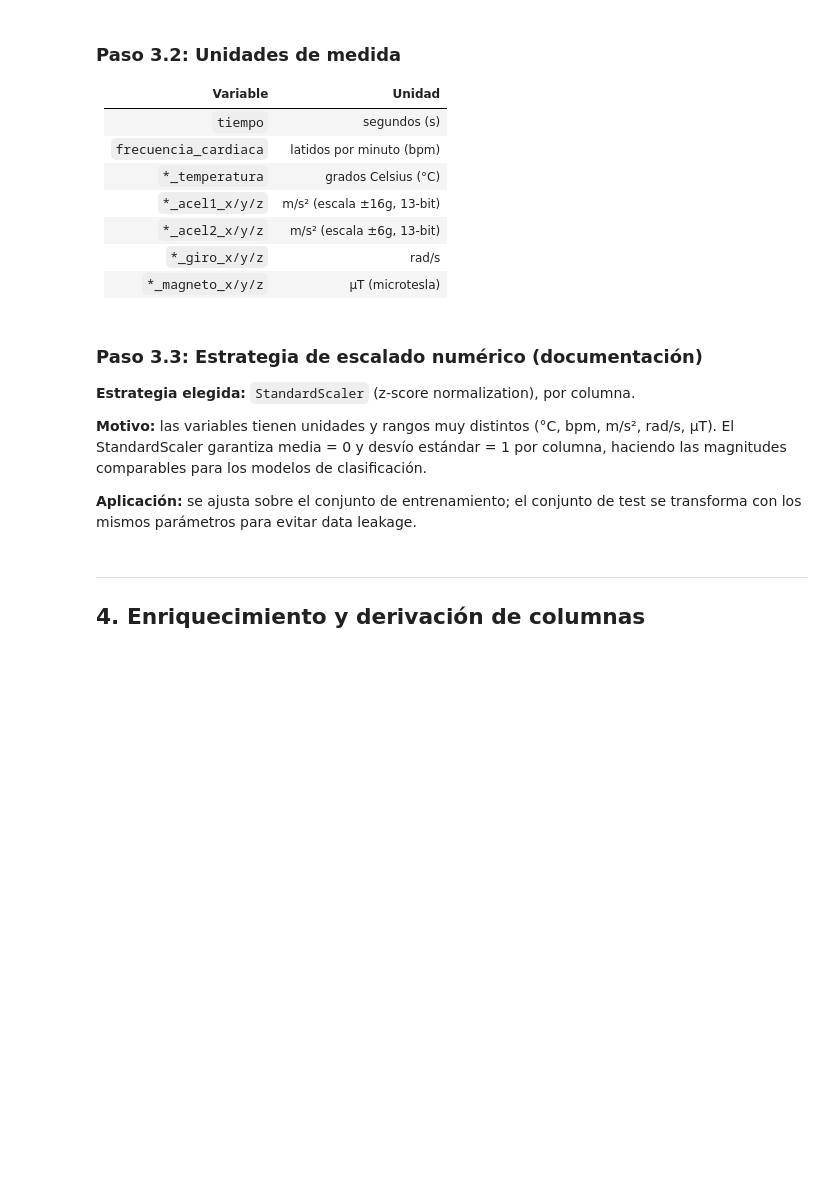
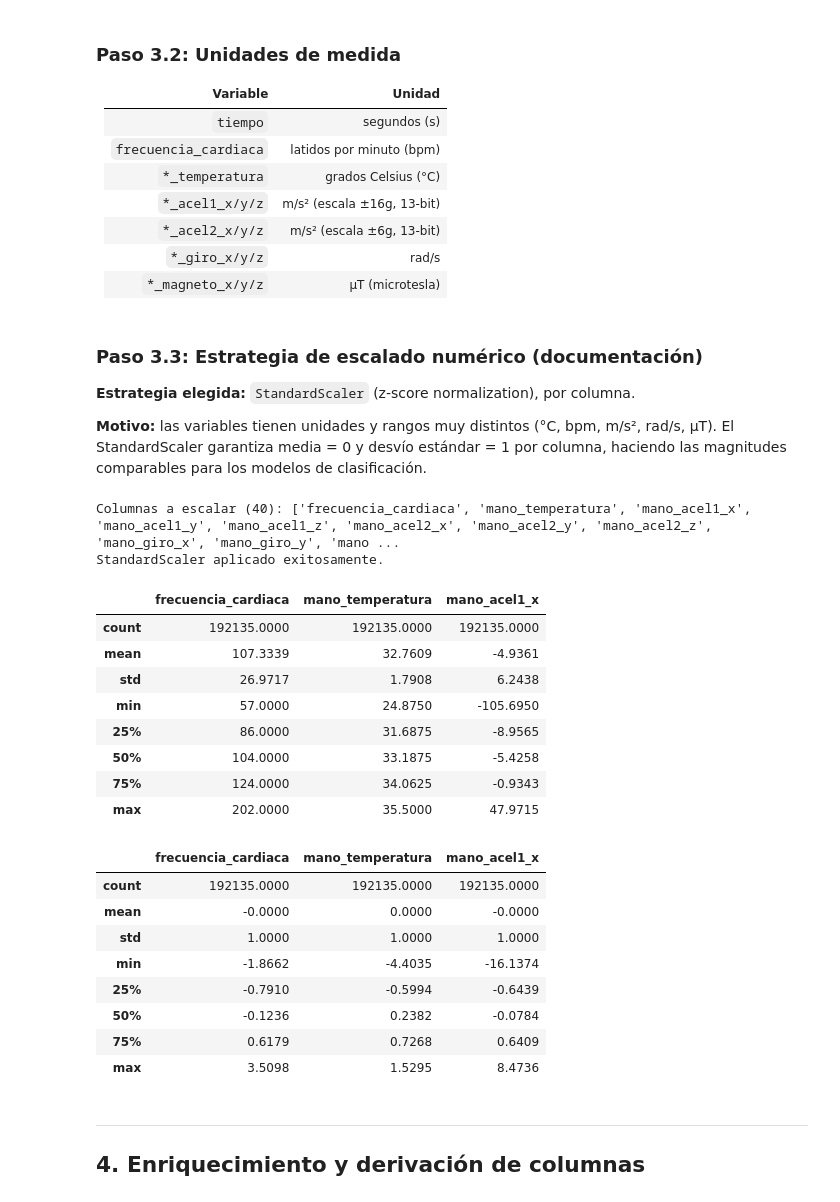
Before and after one commit to FrancoRecalde/TP_CD, a Jupyter notebook: notebooks/01_ETL.ipynb, the cells around one changed output. Drawn from its saved outputs; the diff is of its cells as text; code cells hidden in the pictures; blank space fills up the shorter version.

```diff
--- a/notebooks/01_ETL.ipynb
+++ b/notebooks/01_ETL.ipynb
@@ -636,8 +683,46 @@ print('Valores únicos de sujeto_id:   ', sorted(df_limpio['sujeto_id'].unique()
 **Estrategia elegida:** `StandardScaler` (z-score normalization), por columna.
 
 **Motivo:** las variables tienen unidades y rangos muy distintos (°C, bpm, m/s², rad/s, µT). El StandardScaler garantiza media = 0 y desvío estándar = 1 por columna, haciendo las magnitudes comparables para los modelos de clasificación.
-
-**Aplicación:** se ajusta sobre el conjunto de entrenamiento; el conjunto de test se transforma con los mismos parámetros para evitar data leakage.
+# %%
+
+# Identificar columnas numéricas
+num_cols = df_limpio.select_dtypes(include=[np.number]).columns.tolist()
+exclude = ['tiempo', 'actividad_id', 'sujeto_id']
+cols_to_scale = [c for c in num_cols if c not in exclude]
+print(f'Columnas a escalar ({len(cols_to_scale)}):', cols_to_scale)
+# Copia del DataFrame para mantener el original
+df_limpio_original = df_limpio.copy()
+# Aplicar scaler (evitar error si no hay columnas para escalar)
+if cols_to_scale:
+    scaler = StandardScaler()
+    df_limpio[cols_to_scale] = scaler.fit_transform(df_limpio[cols_to_scale])
+    print('StandardScaler aplicado exitosamente.')
+else:
+    print('No hay columnas numéricas para escalar (excluidas las columnas reservadas).')
+# Opcional: mostrar estadísticos antes/después (primeras 3 columnas escaladas)
+display(df_limpio_original[cols_to_scale[:3]].describe().round(4))
+display(df_limpio[cols_to_scale[:3]].describe().round(4))
+# %% [output]
+Columnas a escalar (40): ['frecuencia_cardiaca', 'mano_temperatura', 'mano_acel1_x', 'mano_acel1_y', 'mano_acel1_z', 'mano_acel2_x', 'mano_acel2_y', 'mano_acel2_z', 'mano_giro_x', 'mano_giro_y', 'mano ...
+StandardScaler aplicado exitosamente.
+|  | frecuencia_cardiaca | mano_temperatura | mano_acel1_x |
+| count | 192135.0000 | 192135.0000 | 192135.0000 |
+| mean | 107.3339 | 32.7609 | -4.9361 |
+| std | 26.9717 | 1.7908 | 6.2438 |
+| min | 57.0000 | 24.8750 | -105.6950 |
+| 25% | 86.0000 | 31.6875 | -8.9565 |
+| 50% | 104.0000 | 33.1875 | -5.4258 |
+| 75% | 124.0000 | 34.0625 | -0.9343 |
+| max | 202.0000 | 35.5000 | 47.9715 |
+|  | frecuencia_cardiaca | mano_temperatura | mano_acel1_x |
+| count | 192135.0000 | 192135.0000 | 192135.0000 |
+| mean | -0.0000 | 0.0000 | -0.0000 |
+| std | 1.0000 | 1.0000 | 1.0000 |
+| min | -1.8662 | -4.4035 | -16.1374 |
+| 25% | -0.7910 | -0.5994 | -0.6439 |
+| 50% | -0.1236 | 0.2382 | -0.0784 |
+| 75% | 0.6179 | 0.7268 | 0.6409 |
+| max | 3.5098 | 1.5295 | 8.4736 |
 # %% [markdown]
 ---
 ## 4. Enriquecimiento y derivación de columnas
```
Also changed, not shown: parts of 22 cells of this notebook, 2 other files.
